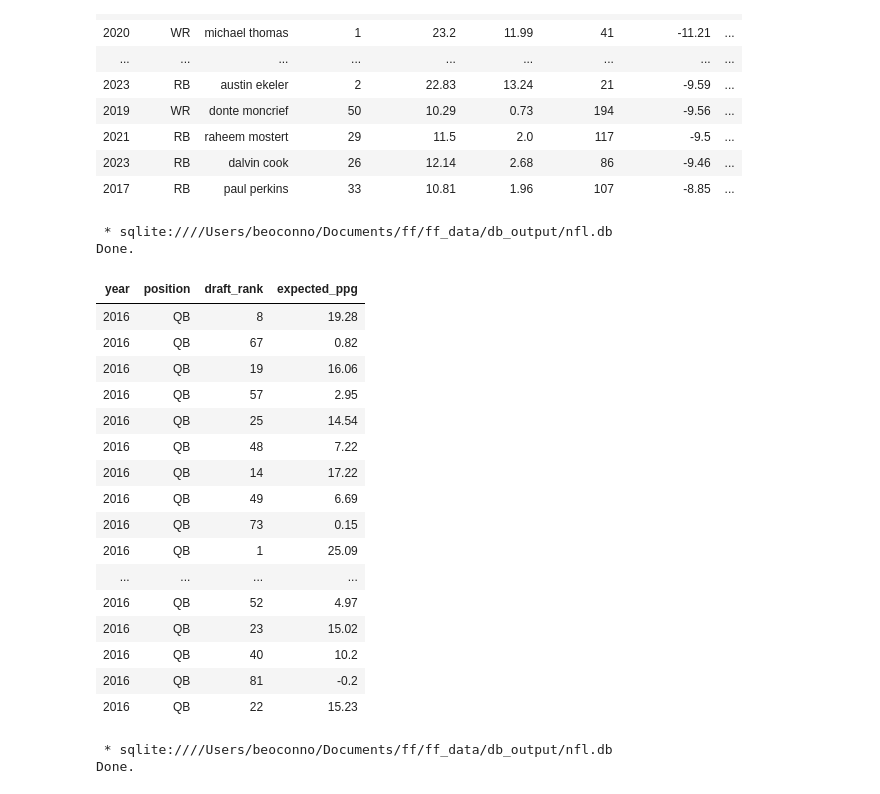
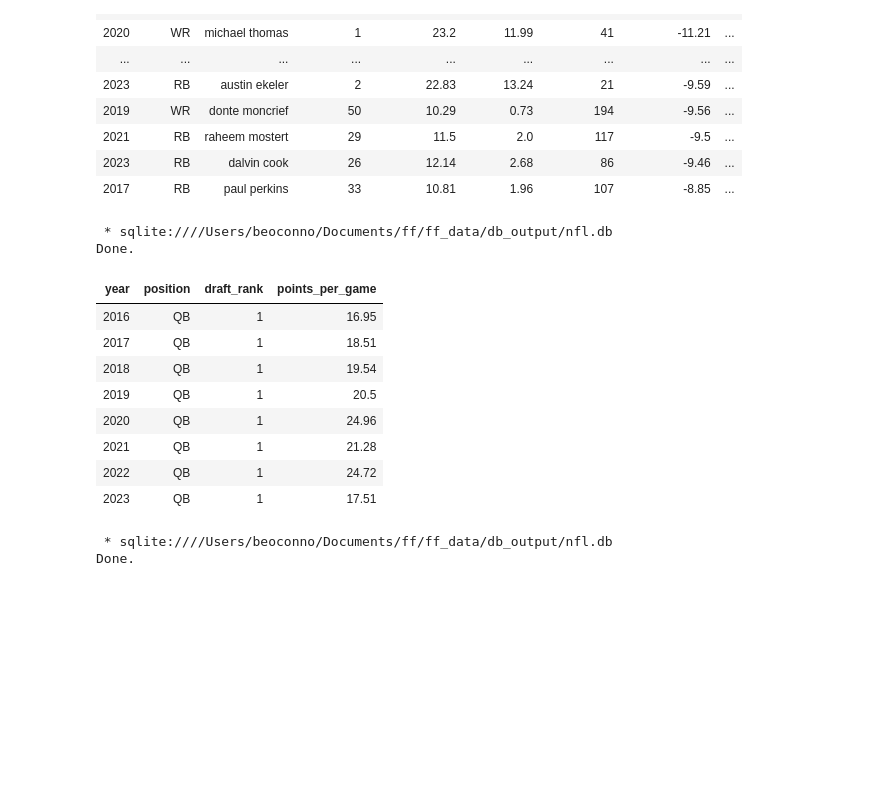
Before and after one commit to uobeno/ff_data, a Jupyter notebook: notebooks/nfl/IntroNotebook.ipynb, the cells around one changed output. Drawn from its saved outputs; the diff is of its cells as text; code cells hidden in the pictures; blank space fills up the shorter version.

```diff
--- a/notebooks/nfl/IntroNotebook.ipynb
+++ b/notebooks/nfl/IntroNotebook.ipynb
@@ -1326,45 +1326,31 @@ Done.
 # %%
 %%sql
 SELECT
     c_year AS year,
     c_pos AS position,
     adp_pos_rank AS draft_rank,
-    exp_fppg_ppr AS expected_ppg
+    fppg_ppr AS points_per_game
 FROM nfl_adp_hype
 WHERE 1=1
-    AND c_pos IN ("QB", "WR", "RB", "TE")
+    AND c_pos IN ("QB")
     AND fppg_ppr IS NOT NULL
     AND (
-        (draft_rank IS NOT NULL AND expected_ppg IS NOT NULL)
+        (draft_rank IS NOT NULL)
         )
-UNION ALL
-SELECT
-    'Avg.' AS year,
-    fantasy_pos AS position,
-    actual_pos_fin_fppg_ppr AS draft_rank,
-    exp_fppg_ppr AS expected_ppg
-FROM hist_adp_perf
-LIMIT 20
+    AND CAST(draft_rank AS INT) < 2
+LIMIT 10
 # %% [output]
  * sqlite:////Users/beoconno/Documents/ff/ff_data/db_output/nfl.db
 Done.
-| year | position | draft_rank | expected_ppg |
-| 2016 | QB | 8 | 19.28 |
-| 2016 | QB | 67 | 0.82 |
-| 2016 | QB | 19 | 16.06 |
-| 2016 | QB | 57 | 2.95 |
-| 2016 | QB | 25 | 14.54 |
-| 2016 | QB | 48 | 7.22 |
-| 2016 | QB | 14 | 17.22 |
-| 2016 | QB | 49 | 6.69 |
-| 2016 | QB | 73 | 0.15 |
-| 2016 | QB | 1 | 25.09 |
-| ... | ... | ... | ... |
-| 2016 | QB | 52 | 4.97 |
-| 2016 | QB | 23 | 15.02 |
-| 2016 | QB | 40 | 10.2 |
-| 2016 | QB | 81 | -0.2 |
-| 2016 | QB | 22 | 15.23 |
+| year | position | draft_rank | points_per_game |
+| 2016 | QB | 1 | 16.95 |
+| 2017 | QB | 1 | 18.51 |
+| 2018 | QB | 1 | 19.54 |
+| 2019 | QB | 1 | 20.5 |
+| 2020 | QB | 1 | 24.96 |
+| 2021 | QB | 1 | 21.28 |
+| 2022 | QB | 1 | 24.72 |
+| 2023 | QB | 1 | 17.51 |
 # %%
 %%sql
 SELECT
```
Also changed, not shown: parts of 9 cells of this notebook, 2 other files.
